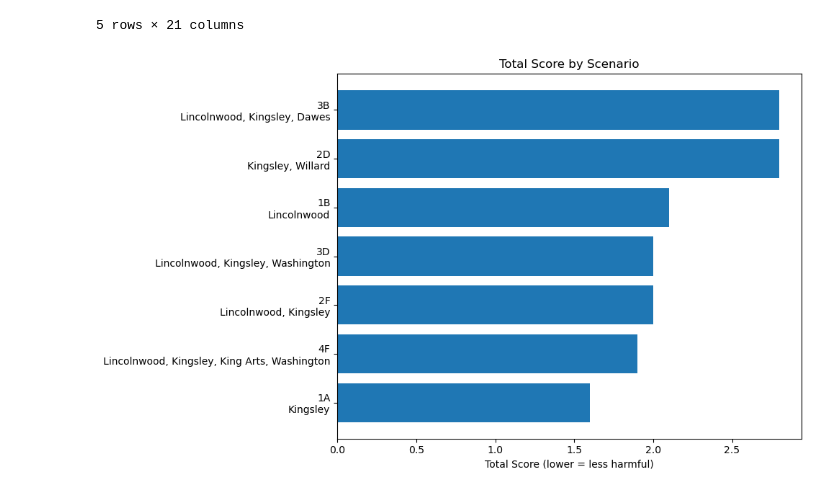
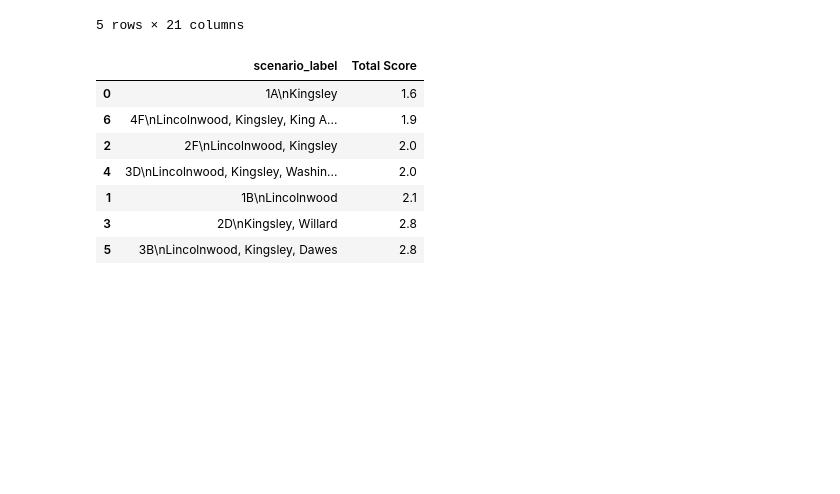
Before and after one commit to la-mcnamara/d65-school-closure-scenarios, a Jupyter notebook: notebooks/Scenario Scorecard Visualization.ipynb, the cells around one changed output. Drawn from its saved outputs; the diff is of its cells as text; code cells hidden in the pictures; blank space fills up the shorter version.

```diff
--- a/notebooks/Scenario Scorecard Visualization.ipynb
+++ b/notebooks/Scenario Scorecard Visualization.ipynb
@@ -22,19 +22,17 @@ display(scenario_scorecard.head())
 | 3 | 2D | Kingsley, Willard | 1.4 | 1.2 | 1.6 | 2.9 | 3.3 | ... |
 | 4 | 3D | Lincolnwood, Kingsley, Washington | 1.0 | 1.0 | 1.0 | 1.8 | 2.5 | ... |
 5 rows × 21 columns
-# %%
-# sort by total score
-scenario_scorecard = scenario_scorecard.sort_values(by='Total Score', ascending=True)
-
-fig, ax = plt.subplots(figsize=(10, 6))
-bars = ax.barh(scenario_scorecard['scenario_label'], scenario_scorecard['Total Score'], color='C0')
-
-ax.set_xlabel('Total Score (lower = less harmful)')
-ax.set_title('Total Score by Scenario')
-plt.tight_layout()
-plt.show()
-# %% [output]
-[figure, removed]
+# %%
+display(scenario_scorecard[['scenario_label','Total Score']].sort_values(by='Total Score'))
+# %% [output]
+|  | scenario_label | Total Score |
+| 0 | 1A\nKingsley | 1.6 |
+| 6 | 4F\nLincolnwood, Kingsley, King A... | 1.9 |
+| 2 | 2F\nLincolnwood, Kingsley | 2.0 |
+| 4 | 3D\nLincolnwood, Kingsley, Washin... | 2.0 |
+| 1 | 1B\nLincolnwood | 2.1 |
+| 3 | 2D\nKingsley, Willard | 2.8 |
+| 5 | 3B\nLincolnwood, Kingsley, Dawes | 2.8 |
 # %%
 # plot generator
 def plot_scores(df, score_column):
```
Also changed, not shown: parts of 1 cell of this notebook.
